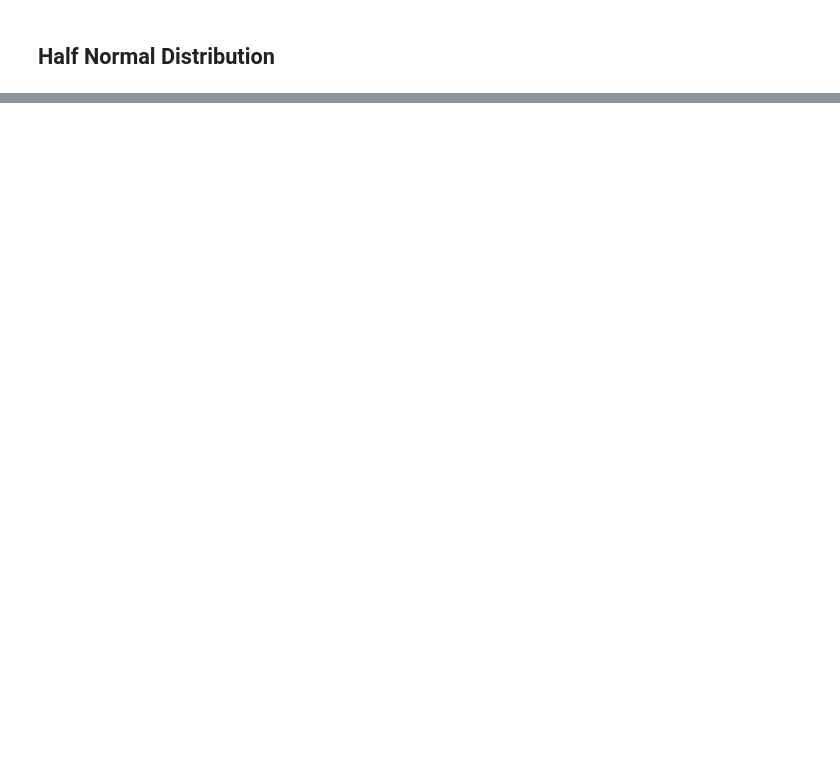
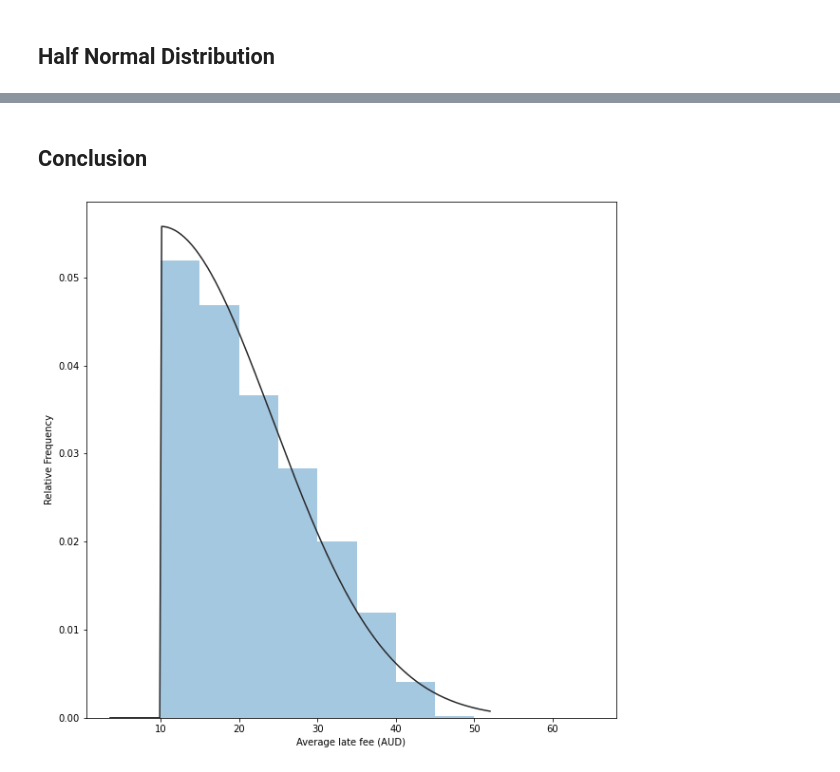
Before and after one commit to CGCooke/Blog, a Jupyter notebook: _notebooks/2020-08-22-Afterpay-Customer-Defaults-Part-3.ipynb, the cells around one changed output, grey strips where cells are left out. Drawn from its saved outputs; the diff is of its cells as text; code cells hidden in the pictures; blank space fills up the shorter version.

```diff
--- a/_notebooks/2020-08-22-Afterpay-Customer-Defaults-Part-3.ipynb
+++ b/_notebooks/2020-08-22-Afterpay-Customer-Defaults-Part-3.ipynb
@@ -233,0 +209,13 @@ visualise_grid(halfnormal_grid,'Parametric study of late fees')
+# %% [markdown]
+## Conclusion
+# %%
+late_fee_distribution = np.stack([halfnormal_grid, exponential_grid]).ravel()
+
+offset, std = st.halfnorm.fit(late_fee_distribution)
+
+sns.distplot(late_fee_distribution,fit=st.halfnorm,  kde=False, bins = np.arange(10,68,5))
+plt.ylabel('Relative Frequency')
+plt.xlabel('Average late fee (AUD)')
+plt.show()
+# %% [output]
+[figure, added]
```
Also changed, not shown: parts of 7 cells of this notebook.
